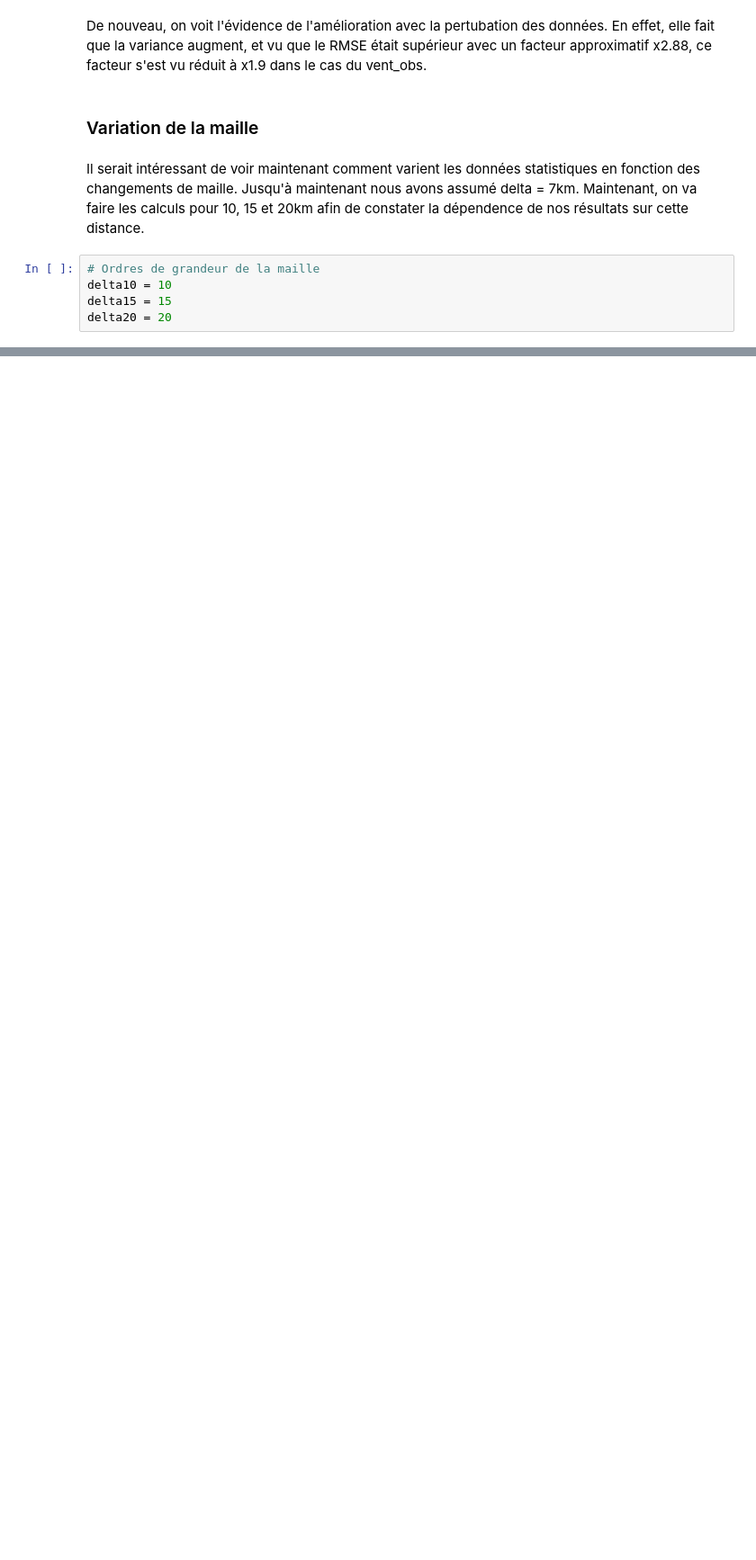
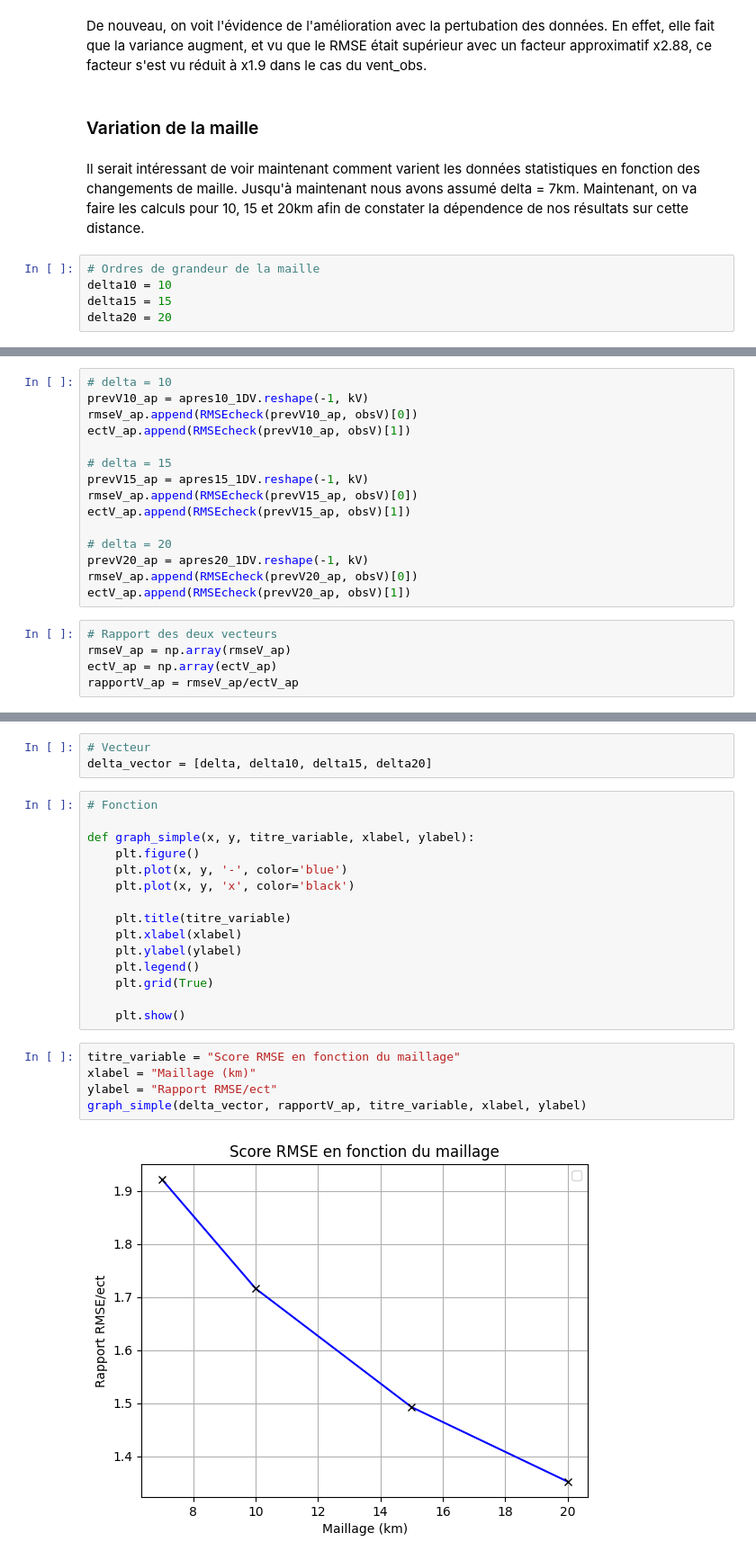
Before and after one commit to ElenaMeteo/These_MF, a Jupyter notebook: Jupyter/Exercice_temperature_vent.ipynb, the cells around one changed output, grey strips where cells are left out. Shown at 90% size. Cells and saved outputs as stored; diff of their text form; blank space fills up the shorter version.

Commit message:
Dépendance du maillage

```diff
--- a/Jupyter/Exercice_temperature_vent.ipynb
+++ b/Jupyter/Exercice_temperature_vent.ipynb
@@ -805,0 +842,20 @@ La variances des perturbations pour vent ana et delta = 20 est: 1.63952870702576
+# %%
+# delta = 10
+prevV10_ap = apres10_1DV.reshape(-1, kV)
+rmseV_ap.append(RMSEcheck(prevV10_ap, obsV)[0])
+ectV_ap.append(RMSEcheck(prevV10_ap, obsV)[1])
+
+# delta = 15
+prevV15_ap = apres15_1DV.reshape(-1, kV)
+rmseV_ap.append(RMSEcheck(prevV15_ap, obsV)[0])
+ectV_ap.append(RMSEcheck(prevV15_ap, obsV)[1])
+
+# delta = 20
+prevV20_ap = apres20_1DV.reshape(-1, kV)
+rmseV_ap.append(RMSEcheck(prevV20_ap, obsV)[0])
+ectV_ap.append(RMSEcheck(prevV20_ap, obsV)[1])
+# %%
+# Rapport des deux vecteurs
+rmseV_ap = np.array(rmseV_ap)
+ectV_ap = np.array(ectV_ap)
+rapportV_ap = rmseV_ap/ectV_ap
@@ -805,0 +866,25 @@ La variances des perturbations pour vent ana et delta = 20 est: 1.63952870702576
+# %%
+# Vecteur
+delta_vector = [delta, delta10, delta15, delta20]
+# %%
+# Fonction
+
+def graph_simple(x, y, titre_variable, xlabel, ylabel):
+    plt.figure()
+    plt.plot(x, y, '-', color='blue')
+    plt.plot(x, y, 'x', color='black')
+
+    plt.title(titre_variable)
+    plt.xlabel(xlabel)
+    plt.ylabel(ylabel)
+    plt.legend()
+    plt.grid(True)
+
+    plt.show()
+# %%
+titre_variable = "Score RMSE en fonction du maillage"
+xlabel = "Maillage (km)"
+ylabel = "Rapport RMSE/ect"
+graph_simple(delta_vector, rapportV_ap, titre_variable, xlabel, ylabel)
+# %% [output]
+[figure, added]
```
Also changed, not shown: parts of 12 cells of this notebook, 3 other files.
